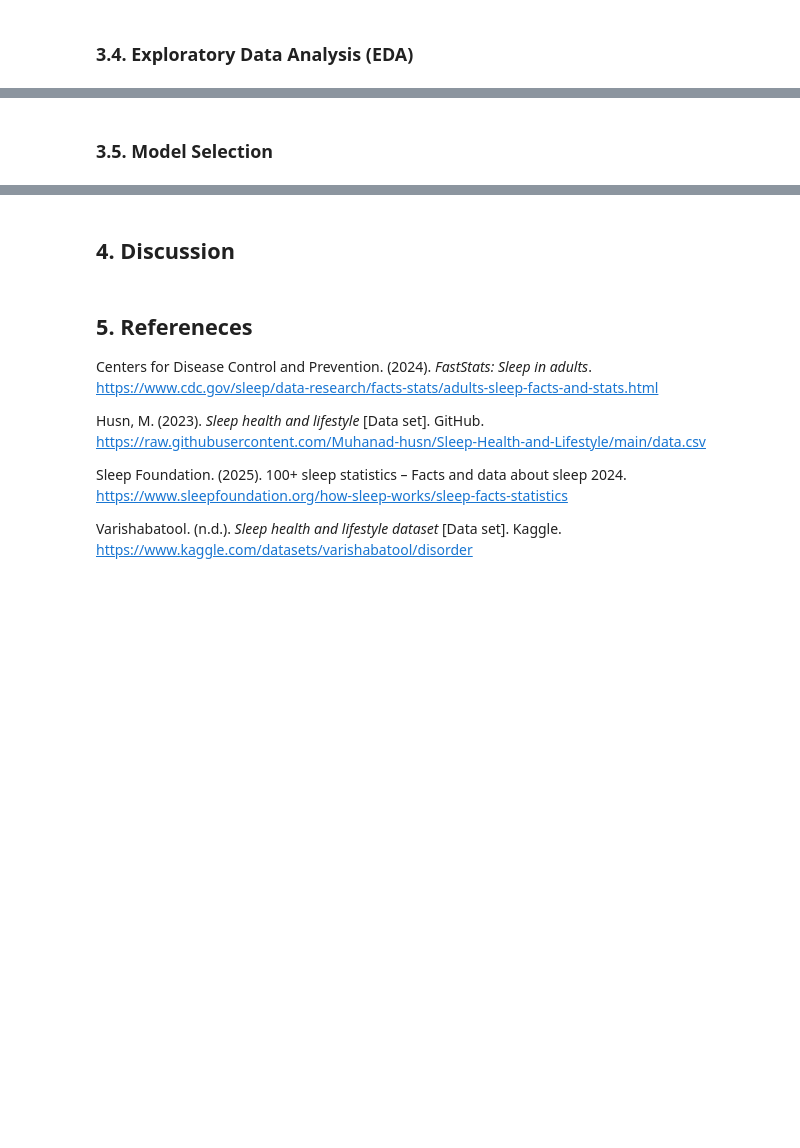
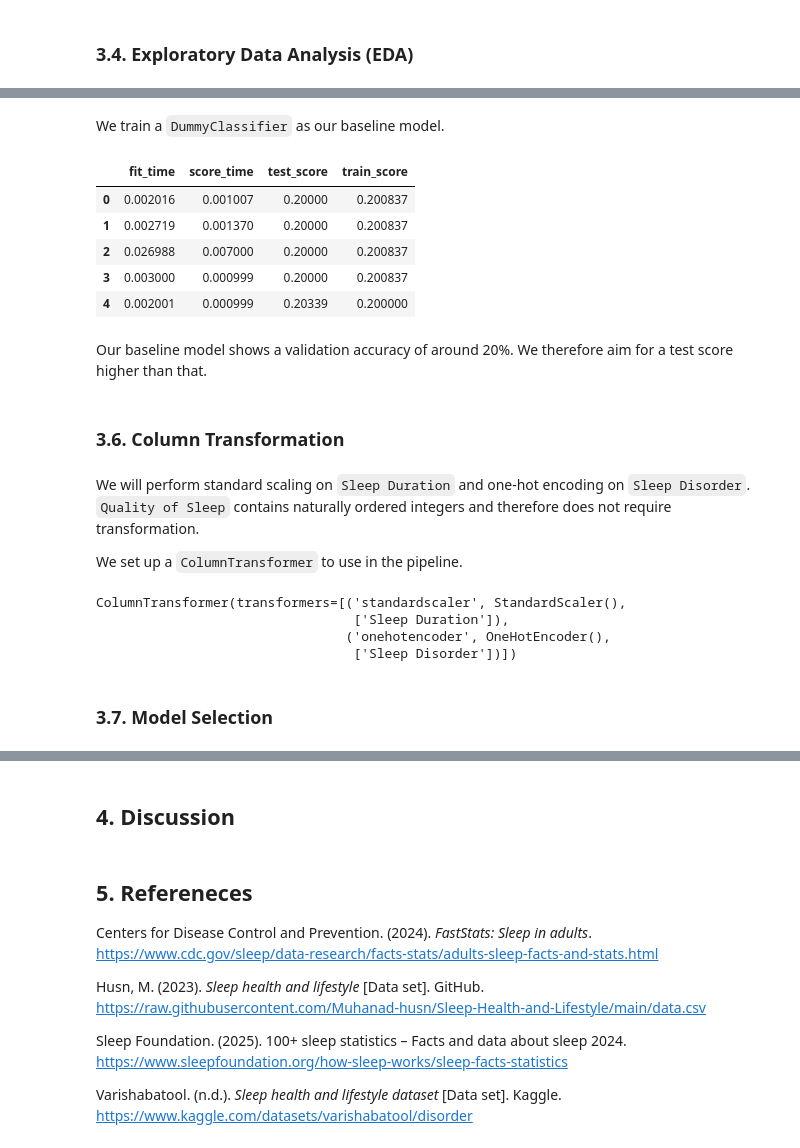
Before and after one commit to yhouyang02/sleep-disorder-analysis, a Jupyter notebook: sleep-disorder-analysis.ipynb, the cells around one changed output, grey strips where cells are left out. Saved outputs shown, nothing was run; the diff lists cells and outputs as text; code cells hidden in the pictures; blank space fills up the shorter version.

```diff
--- a/sleep-disorder-analysis.ipynb
+++ b/sleep-disorder-analysis.ipynb
@@ -88,10 +93,7 @@ df_clean.to_csv('data/data_clean.csv')
 # %% [markdown]
 The data is splitinto train (80%) and test (20%) sets. The train set contains 299 records.
 # %%
-train_df, test_df = train_test_split(
-    df_clean,
-    test_size=0.2
-)
+train_df, test_df = train_test_split(df_clean, test_size=0.2)
 train_df.shape
 # %% [output]
 (299, 4)
@@ -104,4 +127,51 @@ train_df.shape
+# %%
+X_train = train_df.drop(columns=["Stress Level"])
+y_train = train_df["Stress Level"]
+X_test = test_df.drop(columns=["Stress Level"])
+y_test = test_df["Stress Level"]
+# %% [markdown]
+We train a `DummyClassifier` as our baseline model.
+# %%
+dummy = DummyClassifier()
+
+dummy_scores = cross_validate(
+    dummy,
+    X_train,
+    y_train,
+    cv=5,
+    return_train_score=True
+)
+
+dummy_df = pd.DataFrame(dummy_scores)
+dummy_df
+# %% [output]
+|  | fit_time | score_time | test_score | train_score |
+| 0 | 0.002016 | 0.001007 | 0.20000 | 0.200837 |
+| 1 | 0.002719 | 0.001370 | 0.20000 | 0.200837 |
+| 2 | 0.026988 | 0.007000 | 0.20000 | 0.200837 |
+| 3 | 0.003000 | 0.000999 | 0.20000 | 0.200837 |
+| 4 | 0.002001 | 0.000999 | 0.20339 | 0.200000 |
+# %% [markdown]
+Our baseline model shows a validation accuracy of around 20%. We therefore aim for a test score higher than that.
+# %% [markdown]
+### 3.6. Column Transformation
+# %% [markdown]
+We will perform standard scaling on `Sleep Duration` and one-hot encoding on `Sleep Disorder`. `Quality of Sleep` contains naturally ordered integers and therefore does not require transformation.
+
+We set up a `ColumnTransformer` to use in the pipeline.
+# %%
+preprocesser = make_column_transformer(
+    (StandardScaler(), ["Sleep Duration"]),
+    (OneHotEncoder(), ["Sleep Disorder"]),
+)
+
+preprocesser
+# %% [output]
+ColumnTransformer(transformers=[('standardscaler', StandardScaler(),
+                                 ['Sleep Duration']),
+                                ('onehotencoder', OneHotEncoder(),
+                                 ['Sleep Disorder'])])
 # %% [markdown]
-### 3.5. Model Selection
+### 3.7. Model Selection
 # %%
 ## use a model to predict stress level and find correlation
```
Also changed, not shown: parts of 10 cells of this notebook.
